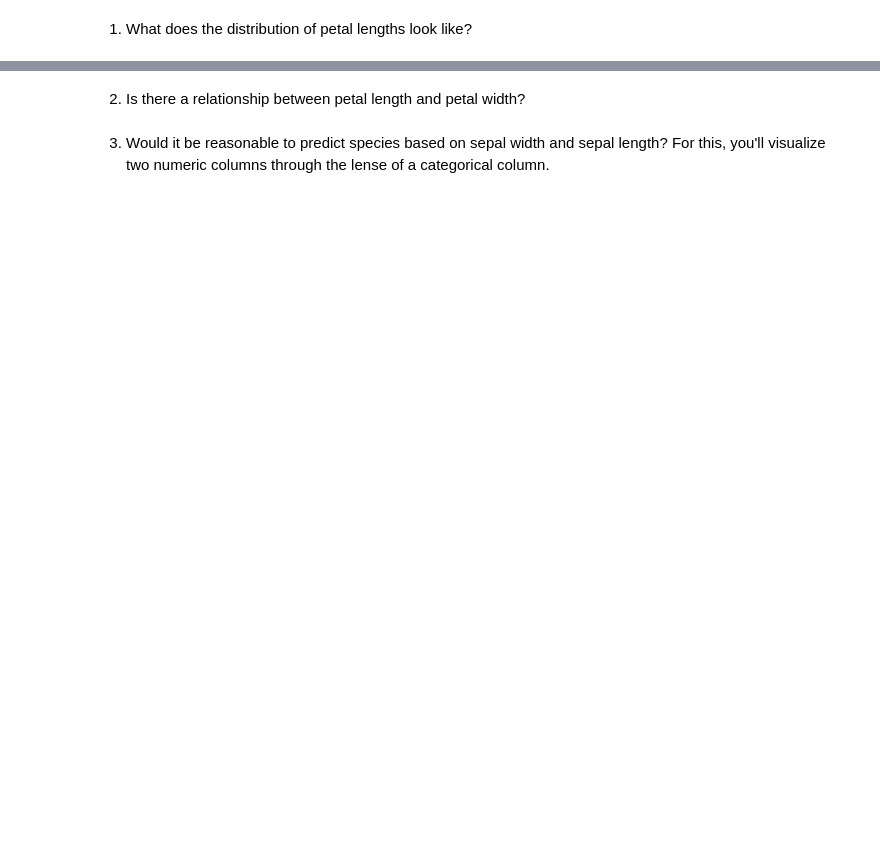
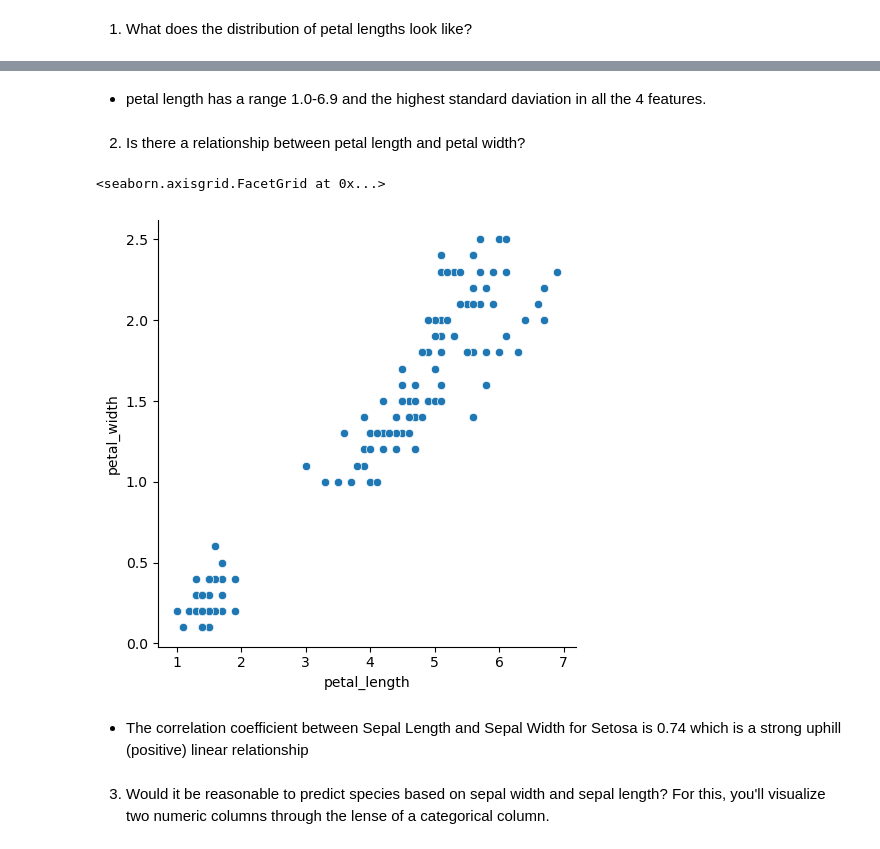
Before and after one commit to Marc-Aradillas/numpy-pandas-visualization-exercises, a Jupyter notebook: seaborn_exercises.ipynb, the cells around one changed output, grey strips where cells are left out. Saved outputs shown, nothing was run; the diff lists cells and outputs as text; code cells hidden in the pictures; blank space fills up the shorter version.

Commit message:
Added new files/Modified seaborn exercises

```diff
--- a/seaborn_exercises.ipynb
+++ b/seaborn_exercises.ipynb
@@ -4,0 +14,3 @@
+# %%
+iris_df = sns.load_dataset('iris')
+iris_df.head()
@@ -7,4 +38,13 @@
+# %% [markdown]
+- petal length has a range 1.0-6.9 and the highest standard daviation in all the 4 features.
 # %% [markdown]
 2. Is there a relationship between petal length and petal width?
+# %%
+sns.relplot(data = iris_df, x = 'petal_length', y = 'petal_width')
+# %% [output]
+<seaborn.axisgrid.FacetGrid at 0x...>
+[figure, added]
+# %% [markdown]
+- The correlation coefficient between Sepal Length and Sepal Width for Setosa is 0.74 which is a strong uphill (positive) linear relationship
 # %% [markdown]
 3. Would it be reasonable to predict species based on sepal width and sepal length? For this, you'll visualize two numeric columns through the lense of a categorical column.
```
Also changed, not shown: parts of 34 cells of this notebook, 2 other files.
